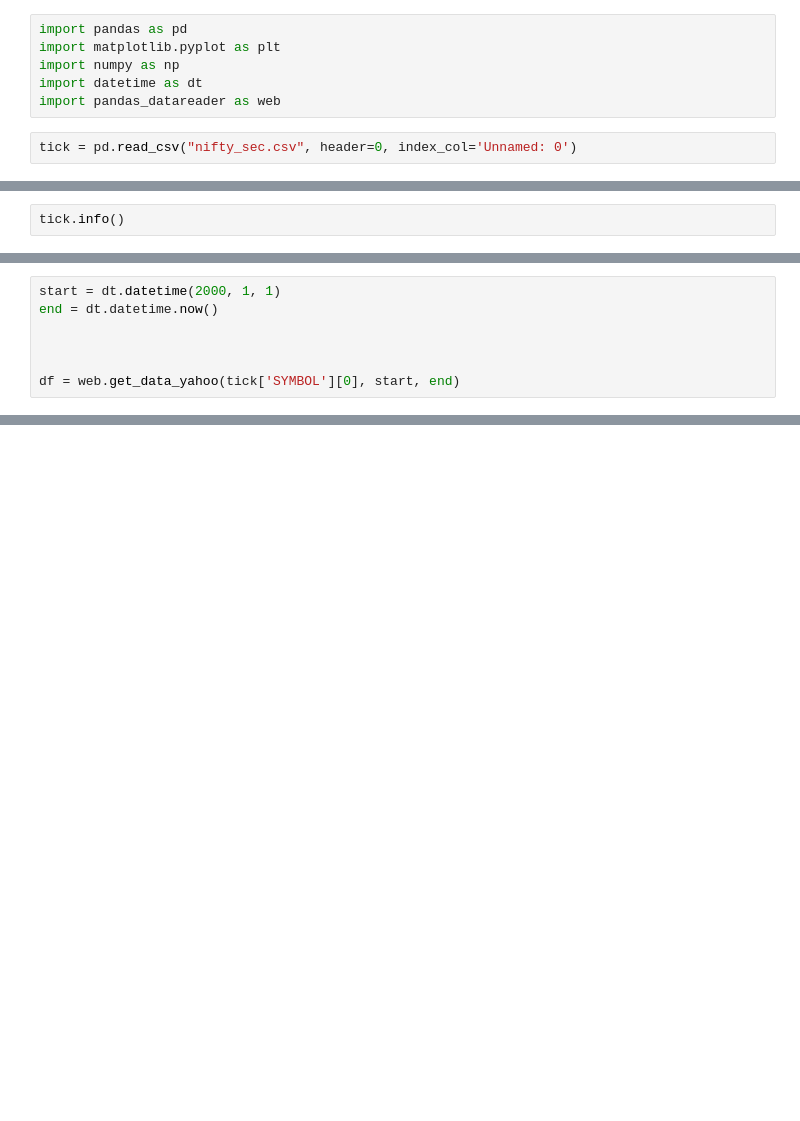
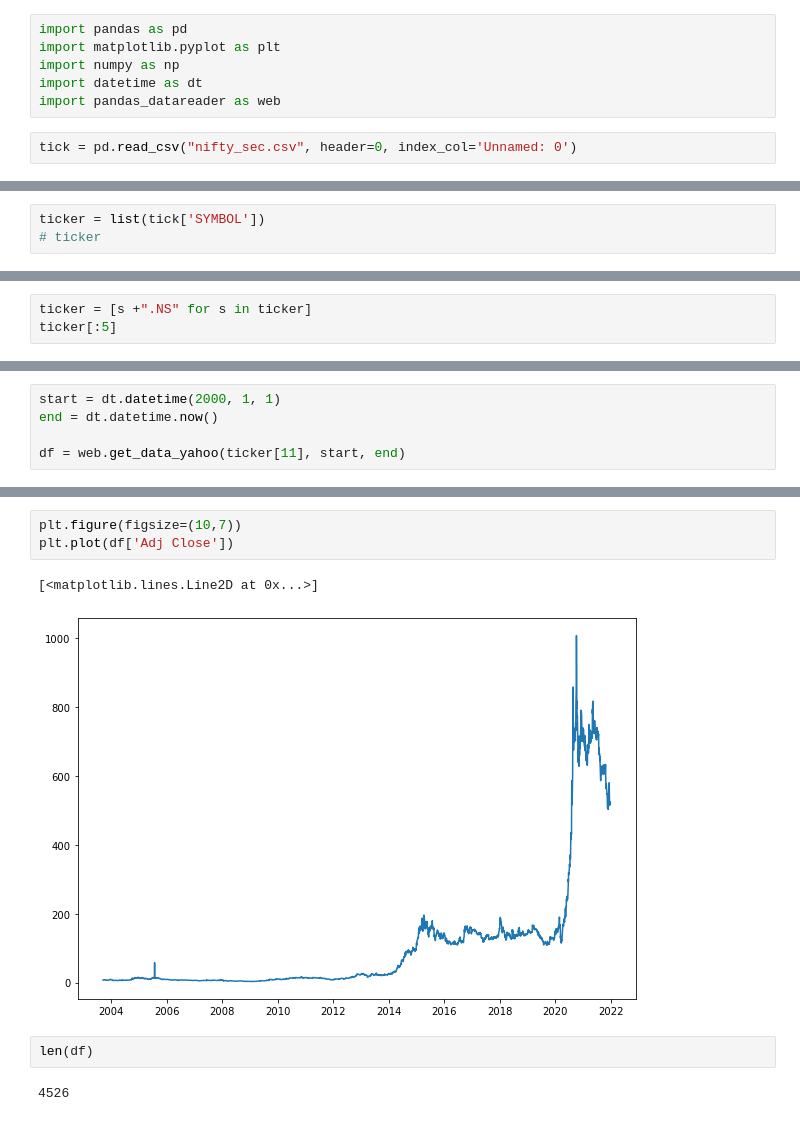
Before and after one commit to SiRyno/Security-Analysis-ML, a Jupyter notebook: wip.ipynb, the cells around one changed output, grey strips where cells are left out. Saved outputs shown, nothing was run; the diff lists cells and outputs as text; blank space fills up the shorter version.

```diff
--- a/wip.ipynb
+++ b/wip.ipynb
@@ -16,4 +16,5 @@ tick.head()
 | 3 | 3MINDIA | 3M India Limited | EQ | 13-AUG-2004 | 10.0 | 1 | INE470A01017 | ... |
 | 4 | 3PLAND | 3P Land Holdings Limited | EQ | 19-JUL-1995 | 2.0 | 1 | INE105C01023 | ... |
 # %%
-tick.info()
+ticker = list(tick['SYMBOL'])
+# ticker
@@ -35,0 +21,3 @@ memory usage: 125.6+ KB
+# %%
+ticker = [s +".NS" for s in ticker]
+ticker[:5]
@@ -37,6 +27,4 @@ memory usage: 125.6+ KB
 start = dt.datetime(2000, 1, 1)
 end = dt.datetime.now()
 
-
-
-df = web.get_data_yahoo(tick['SYMBOL'][0], start, end)
+df = web.get_data_yahoo(ticker[11], start, end)
@@ -44,0 +38,10 @@ RemoteDataError: No data fetched for symbol 20MICRONS using YahooDailyReader
+# %%
+plt.figure(figsize=(10,7))
+plt.plot(df['Adj Close'])
+# %% [output]
+[<matplotlib.lines.Line2D at 0x...>]
+[figure, added]
+# %%
+len(df)
+# %% [output]
+4526
```
Also changed, not shown: parts of 18 cells of this notebook, 1 other file.
